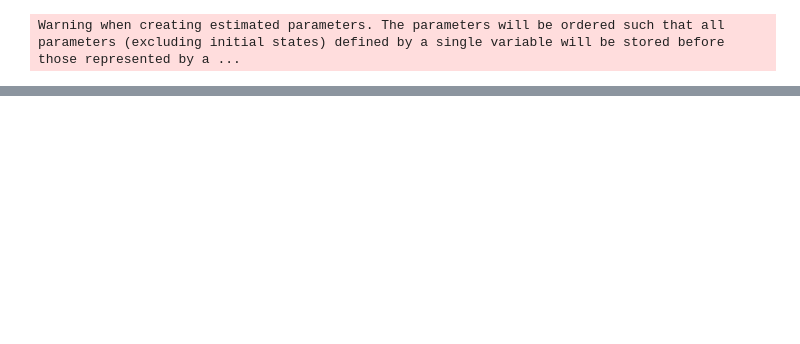
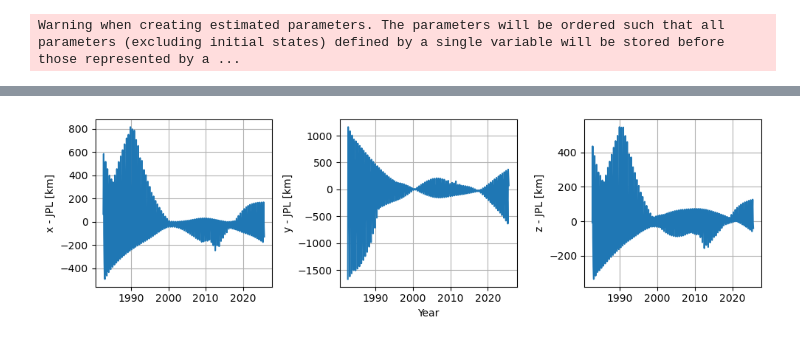
Before and after one commit to PocketBloom/Bachelor_Project, a Jupyter notebook: Estimation/Clean_estimate-no_minors.ipynb, the cells around one changed output, grey strips where cells are left out. Saved outputs shown, nothing was run; the diff lists cells and outputs as text; code cells hidden in the pictures; blank space fills up the shorter version.

```diff
--- a/Estimation/Clean_estimate-no_minors.ipynb
+++ b/Estimation/Clean_estimate-no_minors.ipynb
@@ -743 +712,36 @@ tight_layout()
+# %%
+horizons_query = HorizonsQuery(
+            query_id=f"{target_mpc_code[2]};",
+            location=f"500@{global_frame_origin}",
+            epoch_list=list(times_get_eph),
+            extended_query=True,
+        )
+
+reference_states = horizons_query.cartesian(
+            frame_orientation=global_frame_orientation,
+            aberations='geometric'
+        )[:, 1:]
+# %%
+times_plot = times_get_eph / (86400 * 365.25) + 2000  # approximate for plot ticks
+
+error_to_reference = (reference_states - np.array(state_estimates[target_mpc_code[2]] )) / 1000
+
+figure(figsize=(10,3))
+axs = [subplot(131), subplot(132), subplot(133)]
+axs[0].plot(times_plot, error_to_reference[:, 0])
+axs[0].set_ylabel('x - JPL [km]')
+axs[0].grid()
+
+axs[1].plot(times_plot, error_to_reference[:, 1])
+axs[1].set_ylabel('y - JPL [km]')
+axs[1].set_xlabel('Year')
+axs[1].grid()
+
+axs[2].plot(times_plot, error_to_reference[:, 2])
+axs[2].set_ylabel('z - JPL [km]')
+axs[2].grid()
+
+tight_layout()
+# %% [output]
+[figure, added]
 # %%
```
Also changed, not shown: parts of 19 cells of this notebook.
